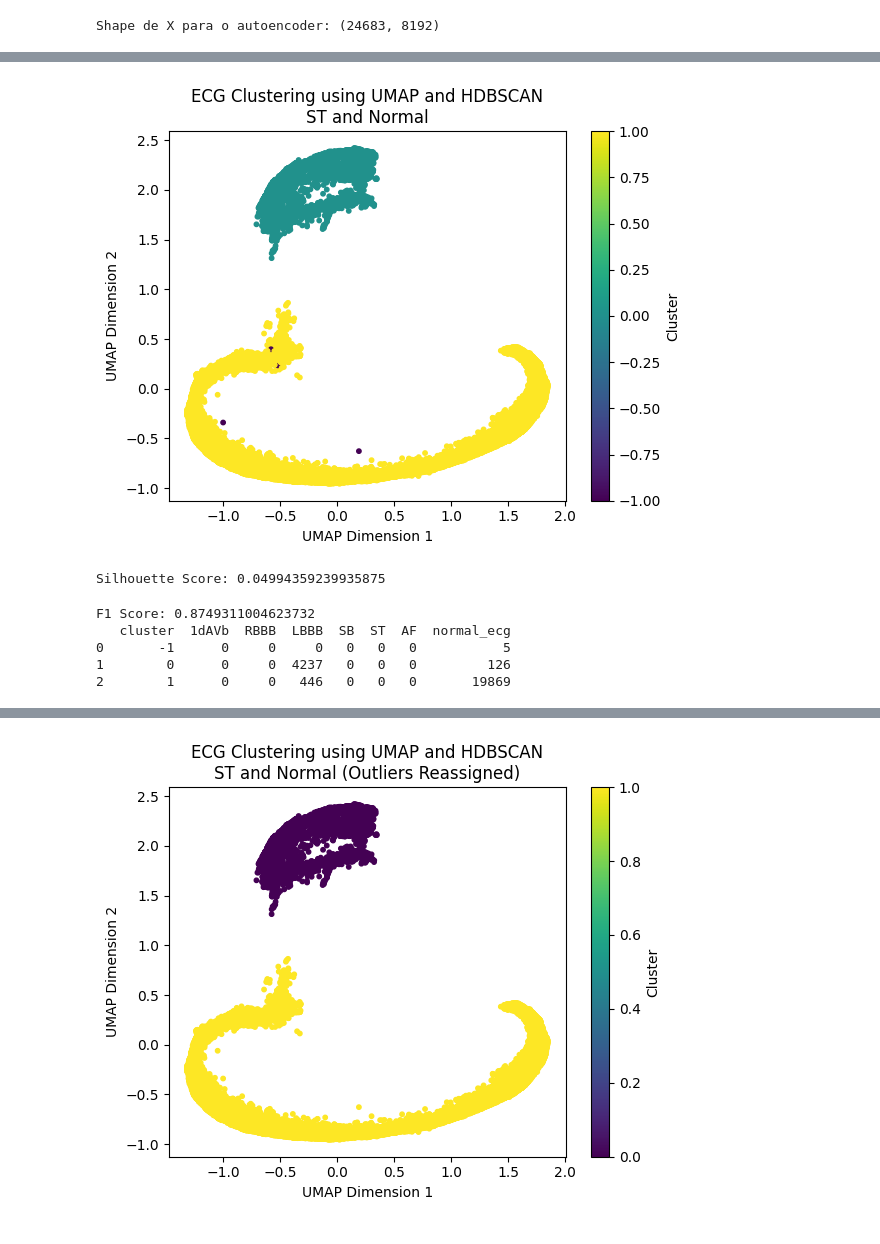
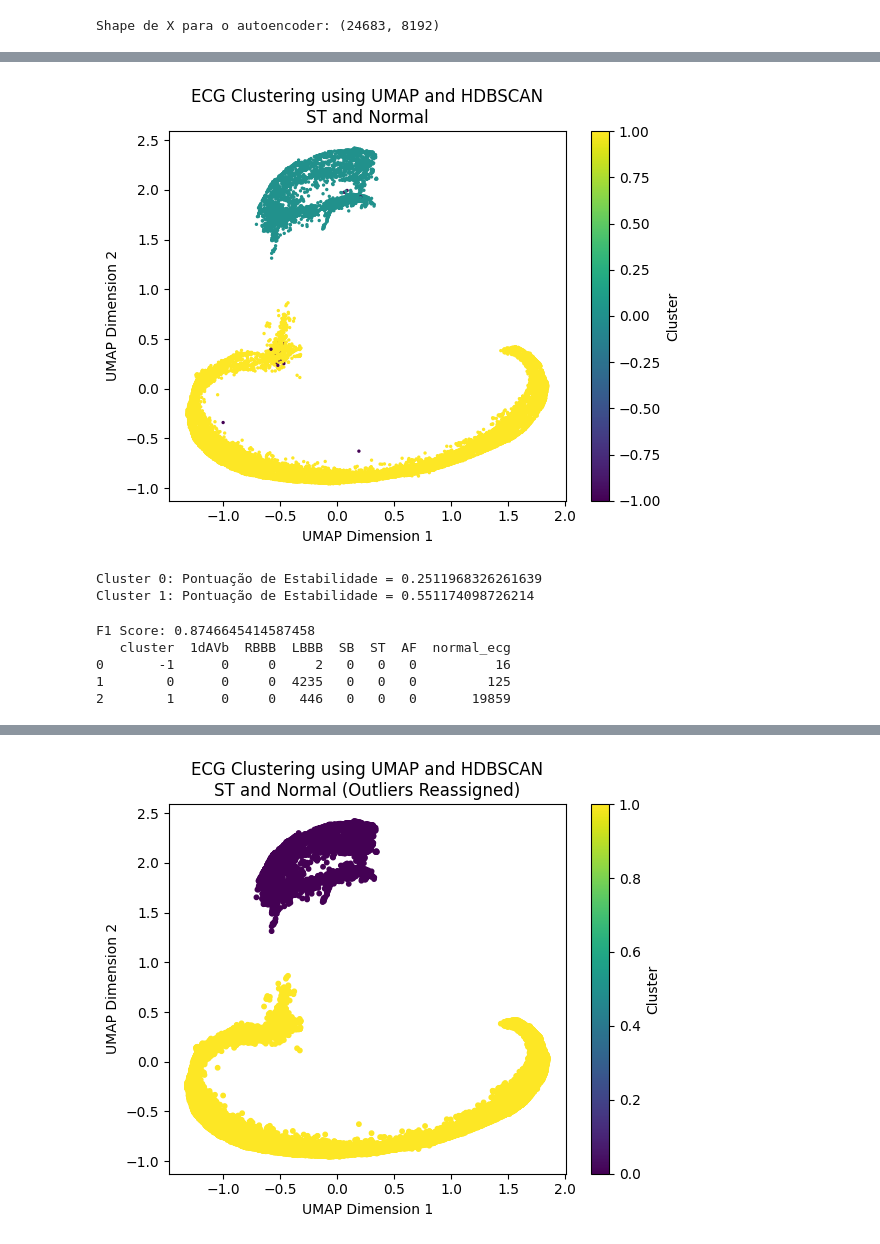
Before and after one commit to pedrobacelar28/Clustering-Paper, a Jupyter notebook: Projeto/Geração das Amostras/LBBB.ipynb, the cells around one changed output, grey strips where cells are left out. Drawn from its saved outputs; the diff is of its cells as text; code cells hidden in the pictures.

Commit message:
hdbscan correto

```diff
--- a/Projeto/Geração das Amostras/LBBB.ipynb
+++ b/Projeto/Geração das Amostras/LBBB.ipynb
@@ -187,28 +187,35 @@ X_normalized = scaler.fit_transform(X_encoded_2d)
 umap_reducer = umap.UMAP(n_neighbors=15, min_dist=0.0, n_components=16, random_state=42)
 X_reduced = umap_reducer.fit_transform(X_normalized)
 # %%
-#CLUSTERIZACAO HDBSCAN
+from sklearn.metrics import silhouette_score, f1_score, pairwise_distances_argmin_min
+import numpy as np
+import matplotlib.pyplot as plt
+import pandas as pd
+from sklearn.preprocessing import StandardScaler
+from hdbscan import HDBSCAN
 
-from sklearn.metrics import silhouette_score, f1_score
-import numpy as np
-
+# Clusterização HDBSCAN
 scaler = StandardScaler()
 X_reduced_scaled = scaler.fit_transform(X_reduced)
 
-dbscan = HDBSCAN(min_cluster_size=1000, min_samples=5, cluster_selection_epsilon = 1000000000000000000000000, alpha=0.000000000000000000000000000000000000000005)
+dbscan = HDBSCAN(min_cluster_size=2000, min_samples=5,cluster_selection_epsilon= 0.0, alpha = 1.0,metric = "braycurtis" )
 labels = dbscan.fit_predict(X_reduced_scaled)
 
 # Visualização dos Resultados
-plt.scatter(X_reduced_scaled[:, 0], X_reduced_scaled[:, 1], c=labels, cmap='viridis', s=10)
+plt.scatter(X_reduced_scaled[:, 0], X_reduced_scaled[:, 1], c=labels, cmap='viridis', s=2)
 plt.xlabel('UMAP Dimension 1')
 plt.ylabel('UMAP Dimension 2')
 plt.title('ECG Clustering using UMAP and HDBSCAN\nST and Normal')
 plt.colorbar(label='Cluster')
 plt.show()
+cluster_stability = dbscan.cluster_persistence_
 
+# Para visualizar:
+for i, score in enumerate(cluster_stability):
+    print(f"Cluster {i}: Pontuação de Estabilidade = {score}")
 # Calcular e imprimir os scores
-silhouette_avg = silhouette_score(X_reduced_scaled, labels)
-print(f'Silhouette Score: {silhouette_avg}')
+#silhouette_avg = silhouette_score(X_reduced_scaled, labels)
+#print(f'Silhouette Score: {silhouette_avg}')
 
 # Carregar os dados do CSV
 metadata = pd.read_csv("../Database/exams.csv")
@@ -238,40 +245,41 @@ majority_labels.columns = ['cluster', 'majority_label']
 merged_data = merged_data.merge(majority_labels, on='cluster')
 
 # Criar rótulos verdadeiros
 def assign_true_label(row):
     if row['majority_label'] == 'normal':
         return row['normal_ecg'] == 1
     else:
         return row[['1dAVb', 'RBBB', 'LBBB', 'SB', 'ST', 'AF']].sum() > 0
 
 merged_data['true_label'] = merged_data.apply(assign_true_label, axis=1)
 
 # Calcular o F1 score
 true_labels = merged_data['true_label']
 f1_avg = f1_score(true_labels, labels, average='weighted')
 print(f'F1 Score: {f1_avg}')
 
 # Contar a quantidade de doenças e ECGs normais em cada cluster
 cluster_summary = merged_data.groupby('cluster').agg({
     '1dAVb': 'sum',
     'RBBB': 'sum',
     'LBBB': 'sum',
     'SB': 'sum',
     'ST': 'sum',
     'AF': 'sum',
     'normal_ecg': 'sum'
 }).reset_index()
 
 # Mostrar o resumo por cluster
 print(cluster_summary)
 # %% [output]
-[figure, old version]
+[figure, new version]
-Silhouette Score: 0.04994359239935875
+Cluster 0: Pontuação de Estabilidade = 0.2511968326261639
+Cluster 1: Pontuação de Estabilidade = 0.551174098726214
-F1 Score: 0.8749311004623732
+F1 Score: 0.8746645414587458
    cluster  1dAVb  RBBB  LBBB  SB  ST  AF  normal_ecg
-0       -1      0     0     0   0   0   0           5
-1        0      0     0  4237   0   0   0         126
-2        1      0     0   446   0   0   0       19869
+0       -1      0     0     2   0   0   0          16
+1        0      0     0  4235   0   0   0         125
+2        1      0     0   446   0   0   0       19859
 # %%
 # CLUSTERIZACAO HDBSCAN
 
```
Also changed, not shown: parts of 3 cells of this notebook, 4 other files.
